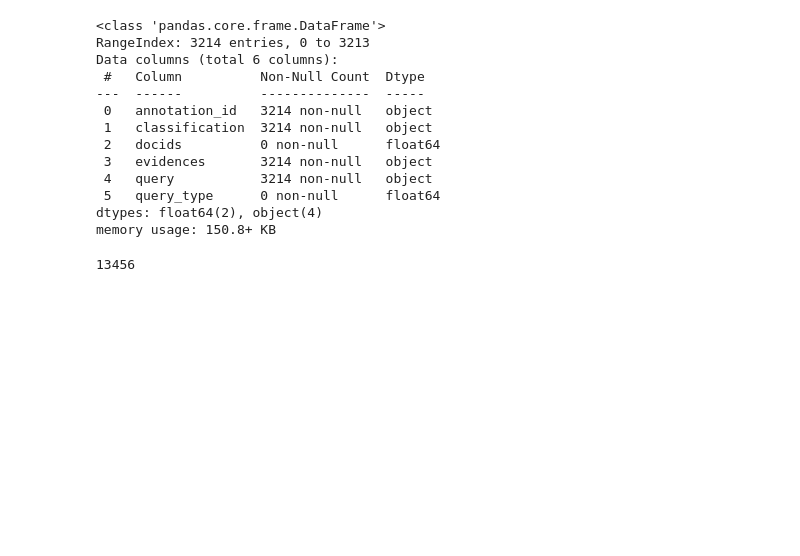
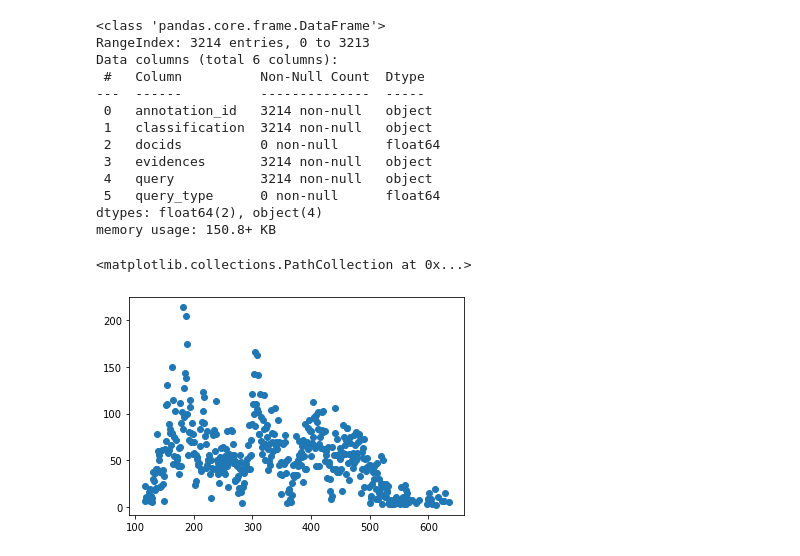
Before and after one commit to shaggyday/evaluating-human-rationales, a Jupyter notebook: csv/multirc_generate_csv.ipynb, the cells around one changed output. Cells and saved outputs as stored; diff of their text form; code cells hidden in the pictures; blank space fills up the shorter version.

```diff
--- a/csv/multirc_generate_csv.ipynb
+++ b/csv/multirc_generate_csv.ipynb
@@ -208,7 +208,5 @@ Data columns (total 6 columns):
  5   query_type      0 non-null      float64
 dtypes: float64(2), object(4)
 memory usage: 150.8+ KB
-# %%
-list(c).count("False")
-# %% [output]
-13456
+# %%
+train = pd.read_csv(f"{dataset}/train.csv")
@@ -214,0 +217,17 @@ list(c).count("False")
+# %%
+def text_len_scatter(train, test, val):
+    all_texts = list(train['text']) + list(test['text']) + list(val['text'])
+    all_text_lens = [len(x.split()) for x in all_texts]
+    count_dict = {}
+    for text_len in all_text_lens:
+        if text_len not in count_dict.keys():
+            count_dict[text_len] = 1
+        else:
+            count_dict[text_len] += 1
+    import matplotlib.pyplot as plt
+    plt.scatter(list(count_dict.keys()),list(count_dict.values()))
+# %%
+text_len_scatter
+# %% [output]
+<matplotlib.collections.PathCollection at 0x...>
+[figure, added]
```
Also changed, not shown: parts of 3 cells of this notebook, 8 other files.
